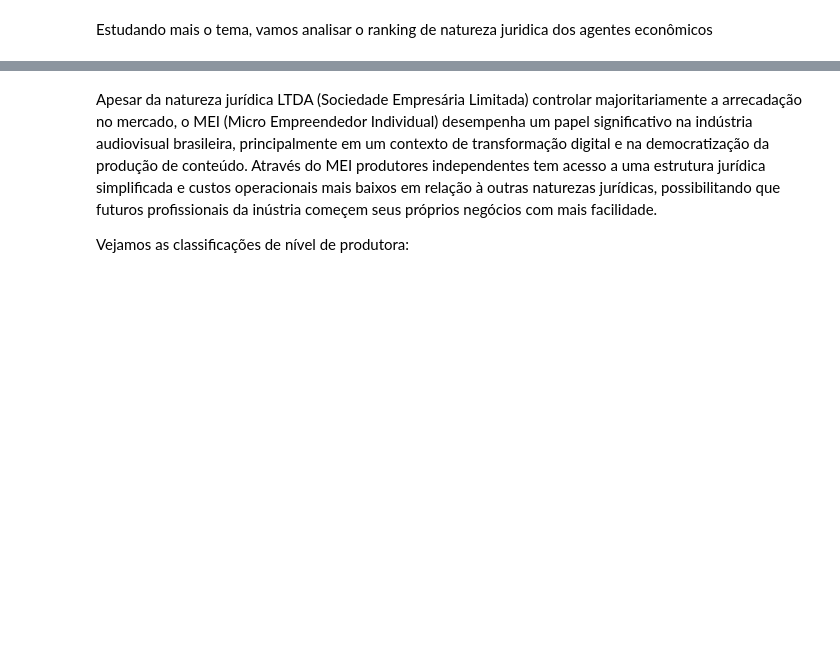
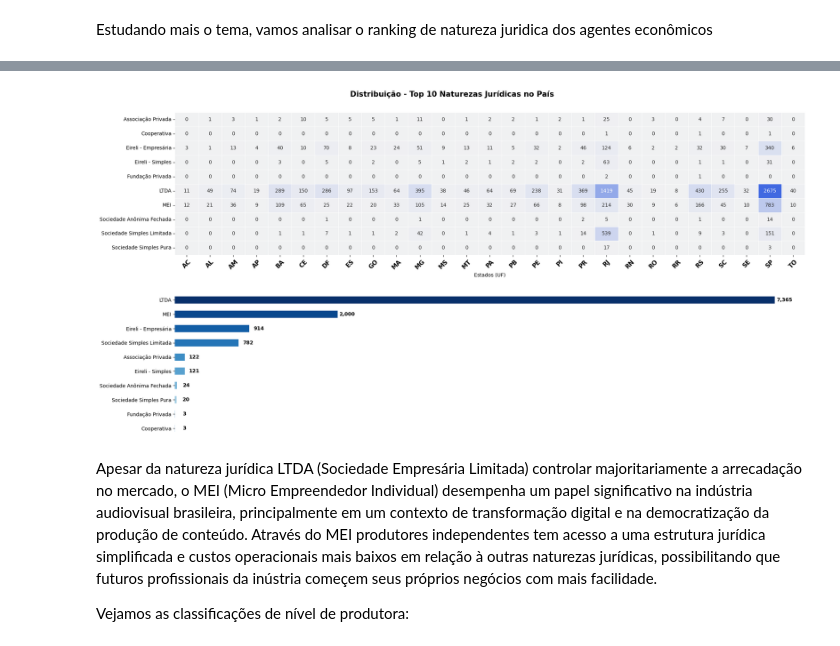
Before and after one commit to fonsecadados/AgenciaNacionalDoCinema_ANCINE, a Jupyter notebook: ANCINE_DesafiosEOportunidades.ipynb, the cells around one changed output, grey strips where cells are left out. Cells and saved outputs as stored; diff of their text form; code cells hidden in the pictures; blank space fills up the shorter version.

```diff
--- a/ANCINE_DesafiosEOportunidades.ipynb
+++ b/ANCINE_DesafiosEOportunidades.ipynb
@@ -594,0 +595,53 @@ plt.show()
+# %%
+plt.figure(figsize=(20, 10))
+gs = gridspec.GridSpec(2, 1)
+axs = [plt.subplot(gs[i]) for i in range(2)]
+
+
+natureza_juridica = pd.DataFrame(agnts_tabela_unificada)
+natureza_juridica['NATUREZA_JURIDICA'] = natureza_juridica['NATUREZA_JURIDICA'].replace({
+    'Sociedade Empresária Limitada': 'LTDA',
+    'Empresário (Individual)': 'MEI',
+    'Empresa Individual de Responsabilidade Limitada (de Natureza Empresária)': 'Eireli - Empresária',
+    'Empresa Individual de Responsabilidade Limitada (de Natureza Simples)': 'Eireli - Simples'
+})
+ranking_natureza_juridica_top_10 = natureza_juridica['NATUREZA_JURIDICA'].value_counts().head(10)
+
+cores = plt.cm.Blues(np.linspace(0.2, 1, len(ranking_natureza_juridica_top_10)))
+ranking_natureza_juridica_top_10.sort_values(ascending=True).plot(kind='barh', color=cores, ax=axs[1])
+
+for n in axs[1].patches:
+    axs[1].annotate(format(n.get_width(), ',.0f'),
+                    (n.get_width(), n.get_y() + n.get_height() / 2.),
+                    ha='center', va='center',
+                    xytext=(19, 0),
+                    textcoords='offset points',
+                    fontsize=10, fontweight='bold')
+
+axs[1].set_title('   ', fontsize=17, fontweight='medium')
+axs[1].set_ylabel(None)
+axs[1].set_xlabel(None)
+axs[1].set_yticklabels(axs[1].get_yticklabels(), fontweight='medium')
+axs[1].set_xticks([])
+# axs[0].box(False)
+# axs[0].set_yticks(fontweight='bold')
+# axs[0].tight_layout()
+
+pivot_table = pd.crosstab(natureza_juridica['NATUREZA_JURIDICA'], natureza_juridica['UF'])
+cor = sns.color_palette("light:royalblue", as_cmap=True)
+axs[0] = sns.heatmap(pivot_table, annot=True, fmt='d', linewidths=0.5, cmap=cor, ax=axs[0], cbar=False)
+axs[0].set_xlabel('Estados (UF)')
+axs[0].set_ylabel(None)
+axs[0].set_yticklabels(axs[0].get_yticklabels(), fontweight='medium', rotation=0)
+axs[0].set_xticklabels(axs[0].get_xticklabels(), fontweight='bold', fontsize=12, rotation=45)
+axs[0].set_title("   ", fontsize=20)
+
+plt.suptitle('Distribuição - Top 10 Naturezas Jurídicas no País', fontsize=15, fontweight='bold')
+plt.subplots_adjust(top=1.87)
+plt.subplots_adjust(hspace=1.5)
+# plt.suptitle('Quantidade de Agentes por natureza jurídica', fontsize=14)
+plt.box([])
+plt.tight_layout()
+plt.show()
+# %% [output]
+[figure, added]
```
Also changed, not shown: parts of 24 cells of this notebook, 30 other files.
